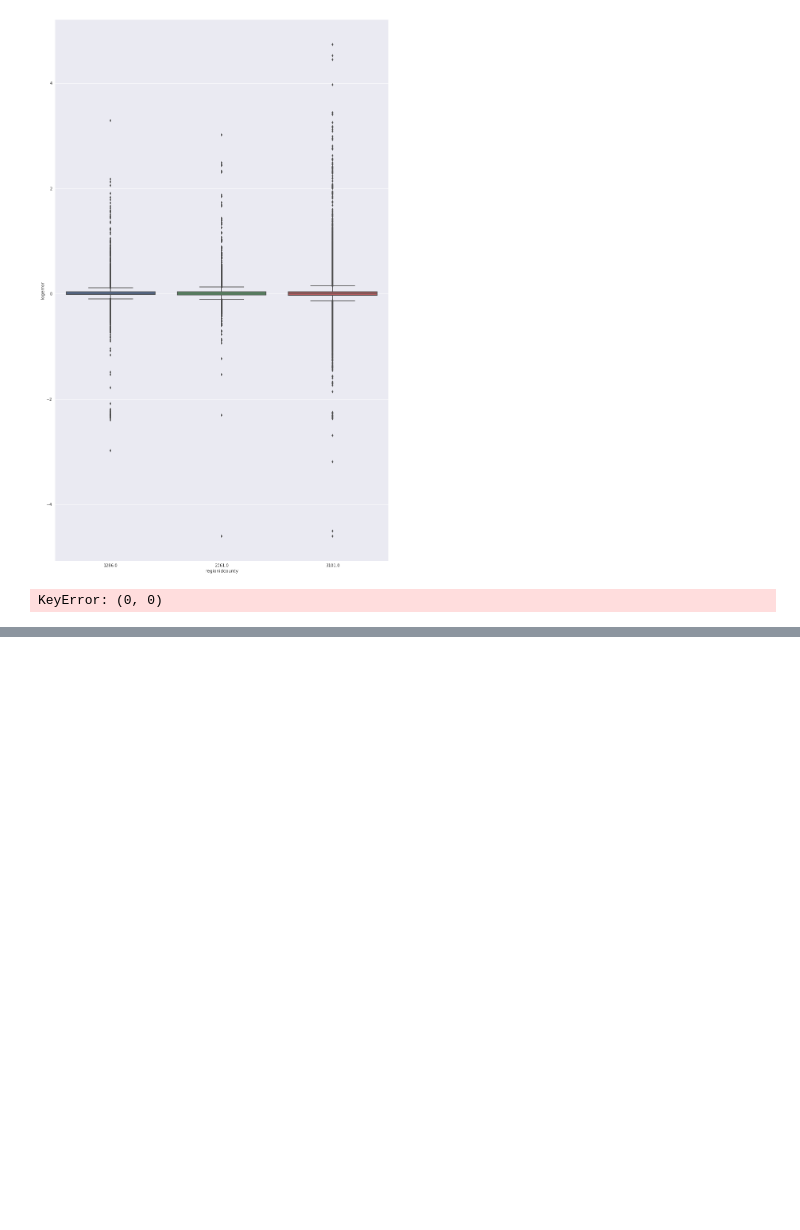
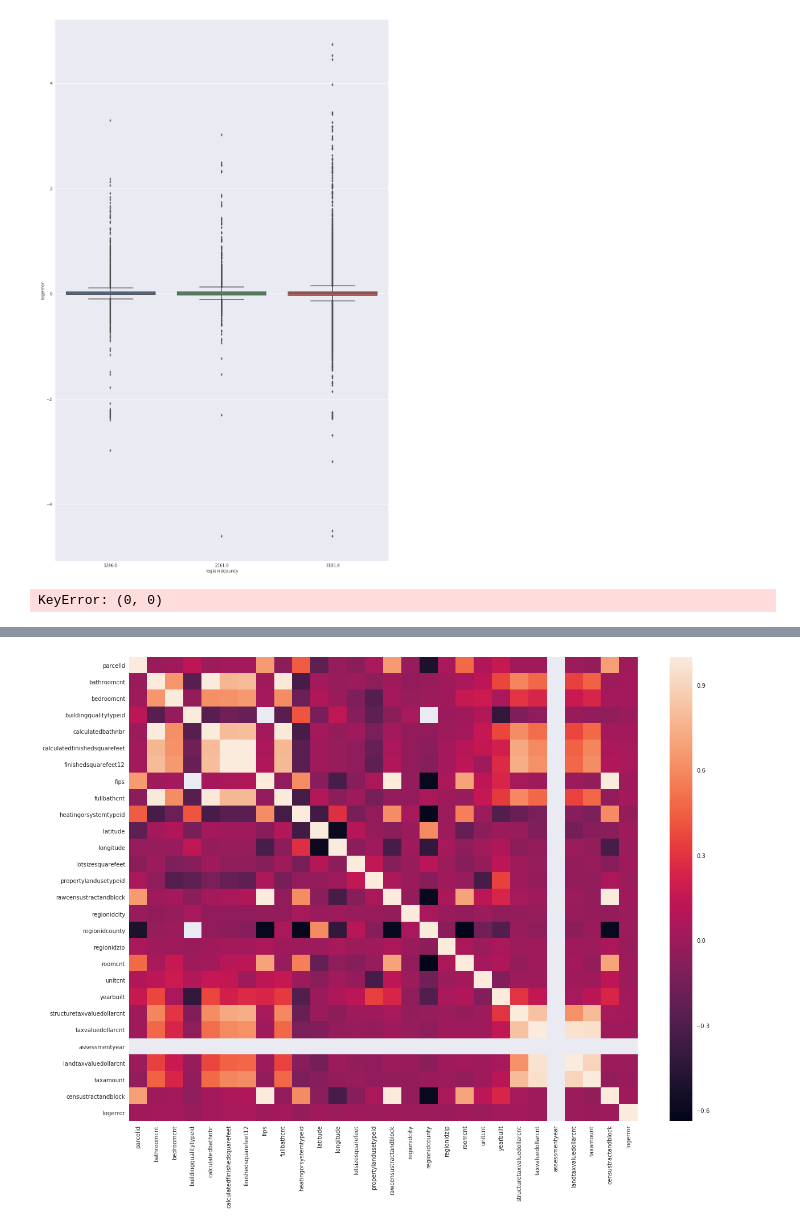
Before and after one commit to vaibhav-rustagi/CSE519-2017-111462063, a Jupyter notebook: HW2.ipynb, the cells around one changed output, grey strips where cells are left out. Drawn from its saved outputs; the diff is of its cells as text; code cells hidden in the pictures; blank space fills up the shorter version.

```diff
--- a/HW2.ipynb
+++ b/HW2.ipynb
@@ -946,3 +947,5 @@ for x in range(0, rows):
          #   print('x is: ', x, ' and y is: ', y, ' and value is: ', overall_correlation[x,y])
 # %% [output]
 KeyError: (0, 0)
+# %%
+df_filtered_na_cols = df_merge.dropna(thresh=0.4*len(df_merge), axis=1)
@@ -948,0 +1000,15 @@ KeyError: (0, 0)
+# %%
+#to identify similar features and remove some of them
+correlation_matrix = df_filtered_na_cols.corr()
+correlation_matrix
+sns.set()
+plt.figure(figsize=(20, 15))
+heatmap_vars = sns.heatmap(correlation_matrix)
+# for i in range(len(correlation_matrix.columns)):
+#     for j in range(i):
+#         if correlation_matrix.iloc[i, j] >= 0.9:
+#             columnname = correlation_matrix.columns[i]
+#             if columnname in df_filtered_na_cols.columns:
+#                 del df_filtered_na_cols[columnname] # deleting the column from the dataset
+# %% [output]
+[figure, added]
```
Also changed, not shown: parts of 38 cells of this notebook.
